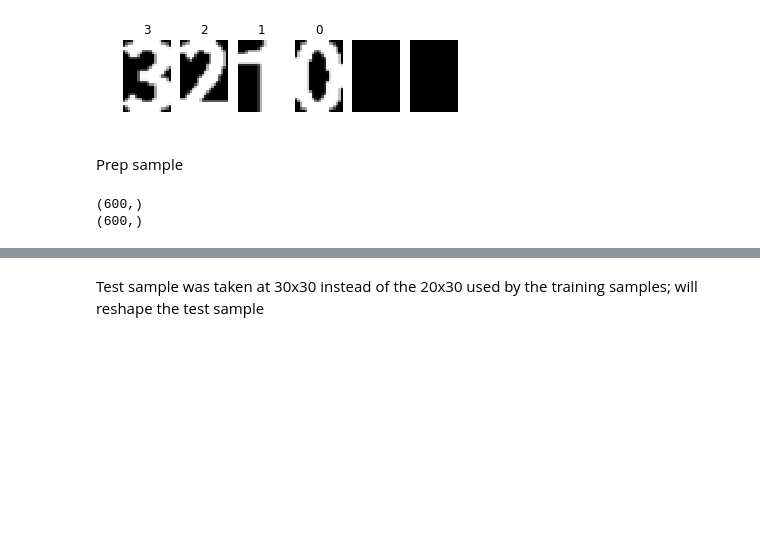
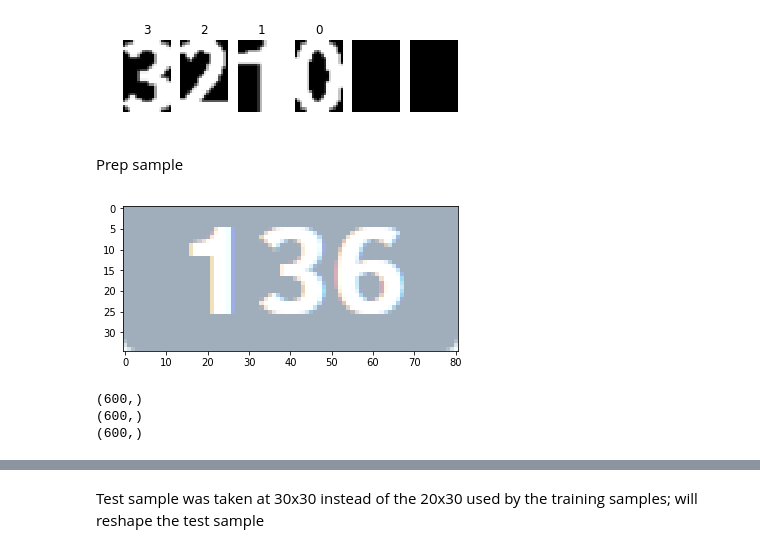
Before and after one commit to bobev18/gamcon, a Jupyter notebook: single_digits.ipynb, the cells around one changed output, grey strips where cells are left out. Drawn from its saved outputs; the diff is of its cells as text; code cells hidden in the pictures; blank space fills up the shorter version.

```diff
--- a/single_digits.ipynb
+++ b/single_digits.ipynb
@@ -89,12 +91,17 @@ def preprocess_score_image(original):
     return flattened_digits
 # %%
 test_source = cv2.imread("samples/test_score.png")
+plt.imshow(test_source, cmap=plt.cm.gray)
+plt.show()
+
 test = preprocess_score_image(test_source)
 for digit in test:
     print(digit.shape)
 # %% [output]
+[figure, added]
 (600,)
 (600,)
+(600,)
 # %%
 test_images = [ np.reshape(z, (RESIZED_IMAGE_HEIGHT, -1)) for z in test ]
 show_all(test_images)
```
Also changed, not shown: parts of 13 cells of this notebook.
